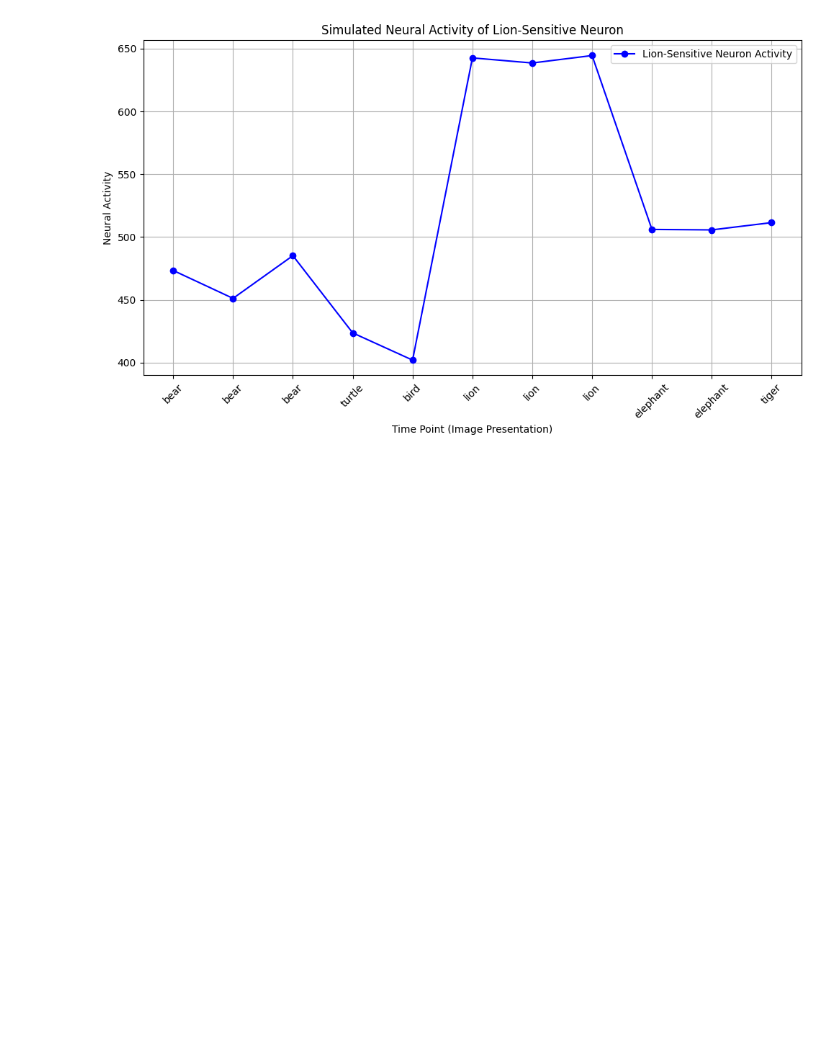
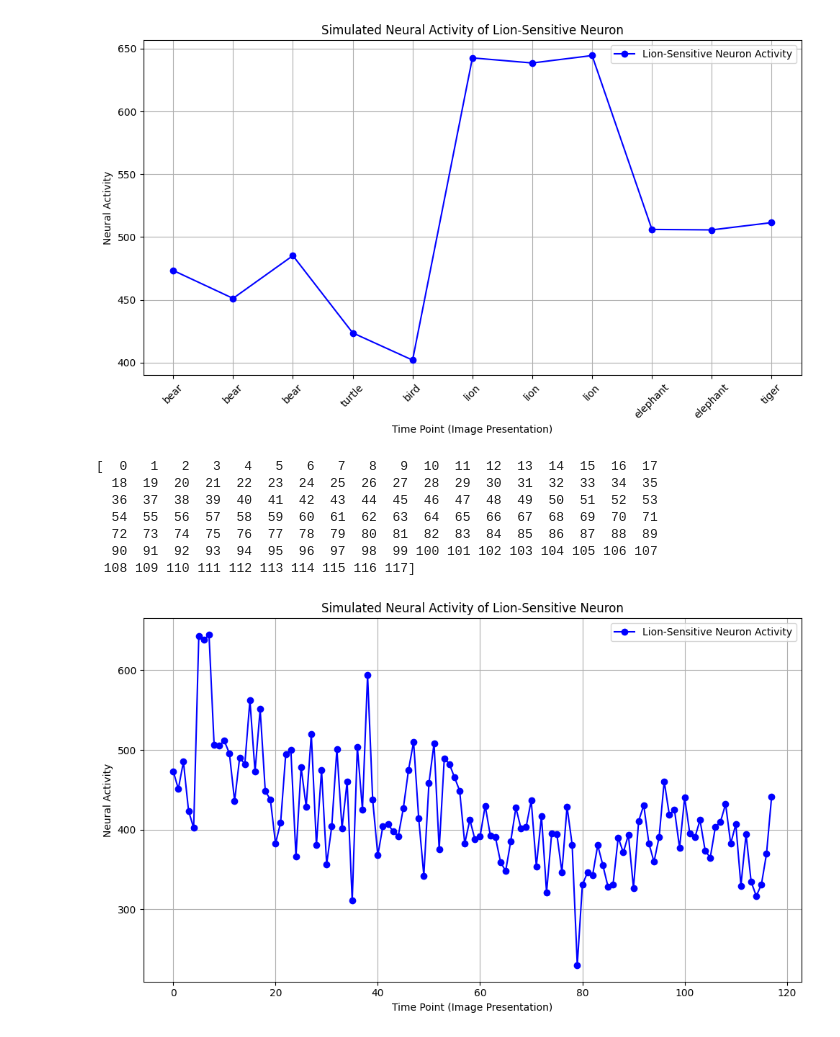
Before and after one commit to mariakesa/NeuroGarage, a Jupyter notebook: null_simulations/poc.ipynb, the cells around one changed output. Drawn from its saved outputs; the diff is of its cells as text; code cells hidden in the pictures; blank space fills up the shorter version.

```diff
--- a/null_simulations/poc.ipynb
+++ b/null_simulations/poc.ipynb
@@ -167,3 +167,74 @@ plt.tight_layout()
 plt.show()
 # %% [output]
 [figure]
+# %%
+import numpy as np
+import matplotlib.pyplot as plt
+
+# Provided labels for the images
+labels = ['bear', 'bear', 'bear', 'turtle', 'bird', 'lion', 'lion', 'lion', 'elephant', 'elephant', 'tiger']
+
+# Embeddings for the images (assuming this is a numpy array)
+# embeddings should be extracted from the dataset and have shape (len(labels), embedding_dim)
+# For this example, I assume dat['natural_scenes'][:len(labels)] already contains embeddings
+# embeddings = dat['natural_scenes'][:len(labels)]  # Uncomment this when you have the actual data
+# For demonstration, let’s assume embeddings is a numpy array with the same length as the labels
+
+# Assuming dat['natural_scenes'] contains 5-dimensional embeddings
+# Here we simulate this array for demonstration (replace this with actual data)
+np.random.seed(42)
+embeddings = dat['natural_scenes'][:]  # Assuming this is the actual data
+
+# Identify the lion embeddings (based on the indices where the label is 'lion')
+lion_indices = [i for i, label in enumerate(labels) if label == 'lion']
+
+# Let's assume the neuron is sensitive to 'lion' images, we can create a weight vector that is related to lion images
+# For simplicity, we will take the mean of the lion embeddings to define the 'lion-sensitive' weight vector
+w_lion = np.mean(embeddings[lion_indices], axis=0)
+
+# Dot product with each embedding will generate the base response of the neuron
+def compute_neural_activity(embedding, w_lion, bias=0.0, noise_std=0.2):
+    """
+    Compute neural activity as a dot product between the embedding and the weight vector of the neuron,
+    adding some noise to simulate variability in neural responses.
+    """
+    # Base neural response (dot product) + bias
+    response = np.dot(embedding, w_lion) + bias
+    # Add noise (Gaussian)
+    noisy_response = response + np.random.normal(0, noise_std)
+    # Non-linearity (ReLU activation function)
+    activity = max(0, noisy_response)
+
+    return activity
+
+# Simulate neural activity for each image
+neural_activities = []
+#print(embeddings.shape)
+for embedding in embeddings:
+    #print(embedding.shape)
+    activity = compute_neural_activity(embedding, w_lion)
+    neural_activities.append(activity)
+
+# Plot the results
+time_points = np.arange(118)
+print(time_points)
+
+plt.figure(figsize=(10, 6))
+plt.plot(time_points, neural_activities, marker='o', linestyle='-', color='b', label='Lion-Sensitive Neuron Activity')
+#plt.xticks(time_points, labels, rotation=45)
+plt.xlabel('Time Point (Image Presentation)')
+plt.ylabel('Neural Activity')
+plt.title('Simulated Neural Activity of Lion-Sensitive Neuron')
+plt.legend()
+plt.grid(True)
+plt.tight_layout()
+plt.show()
+# %% [output]
+[  0   1   2   3   4   5   6   7   8   9  10  11  12  13  14  15  16  17
+  18  19  20  21  22  23  24  25  26  27  28  29  30  31  32  33  34  35
+  36  37  38  39  40  41  42  43  44  45  46  47  48  49  50  51  52  53
+  54  55  56  57  58  59  60  61  62  63  64  65  66  67  68  69  70  71
+  72  73  74  75  76  77  78  79  80  81  82  83  84  85  86  87  88  89
+  90  91  92  93  94  95  96  97  98  99 100 101 102 103 104 105 106 107
+ 108 109 110 111 112 113 114 115 116 117]
+[figure, added]
```
